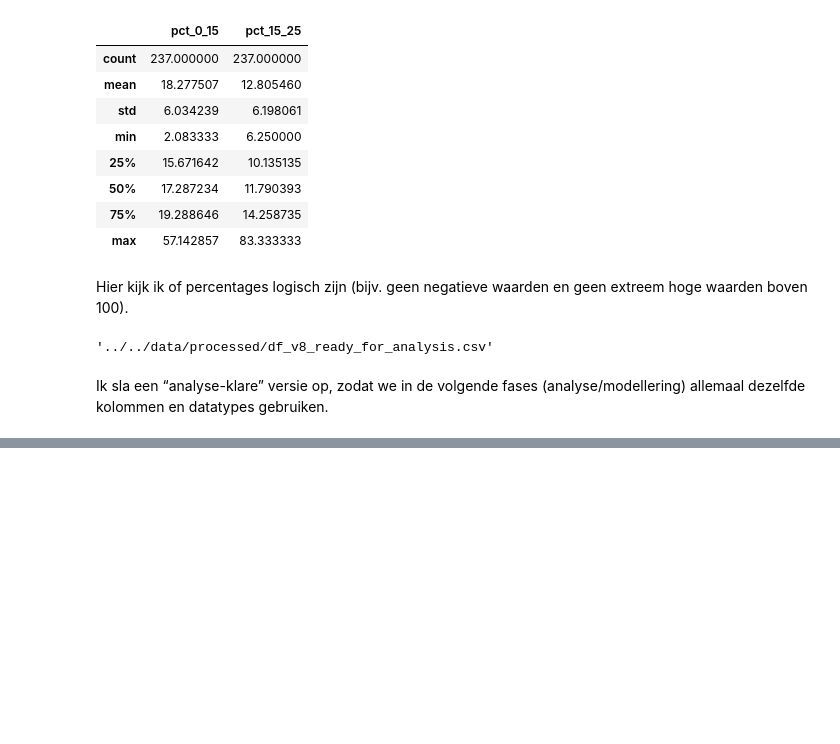
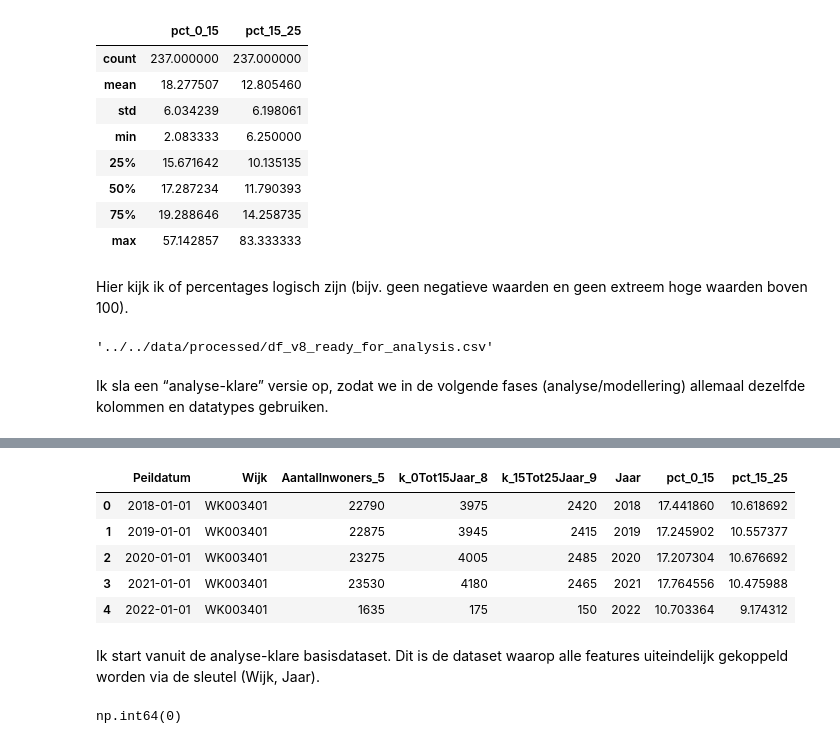
Before and after one commit to Ismael-991/almere-jeugd-voorspelling, a Jupyter notebook: notebooks/individual/Faysal_notebook.ipynb, the cells around one changed output, grey strips where cells are left out. Drawn from its saved outputs; the diff is of its cells as text; code cells hidden in the pictures; blank space fills up the shorter version.

```diff
--- a/notebooks/individual/Faysal_notebook.ipynb
+++ b/notebooks/individual/Faysal_notebook.ipynb
@@ -166,0 +265,21 @@ Ik sla een “analyse-klare” versie op, zodat we in de volgende fases (analyse
+# %%
+import pandas as pd
+from pathlib import Path
+
+base_path = Path("../../data/processed/df_v8_ready_for_analysis.csv")
+df_base = pd.read_csv(base_path)
+
+df_base.head()
+# %% [output]
+|  | Peildatum | Wijk | AantalInwoners_5 | k_0Tot15Jaar_8 | k_15Tot25Jaar_9 | Jaar | pct_0_15 | pct_15_25 |
+| 0 | 2018-01-01 | WK003401 | 22790 | 3975 | 2420 | 2018 | 17.441860 | 10.618692 |
+| 1 | 2019-01-01 | WK003401 | 22875 | 3945 | 2415 | 2019 | 17.245902 | 10.557377 |
+| 2 | 2020-01-01 | WK003401 | 23275 | 4005 | 2485 | 2020 | 17.207304 | 10.676692 |
+| 3 | 2021-01-01 | WK003401 | 23530 | 4180 | 2465 | 2021 | 17.764556 | 10.475988 |
+| 4 | 2022-01-01 | WK003401 | 1635 | 175 | 150 | 2022 | 10.703364 | 9.174312 |
+# %% [markdown]
+Ik start vanuit de analyse-klare basisdataset. Dit is de dataset waarop alle features uiteindelijk gekoppeld worden via de sleutel (Wijk, Jaar).
+# %%
+df_base.duplicated(subset=["Wijk", "Jaar"]).sum()
+# %% [output]
+np.int64(0)
```
Also changed, not shown: parts of 27 cells of this notebook, 1 other file.
